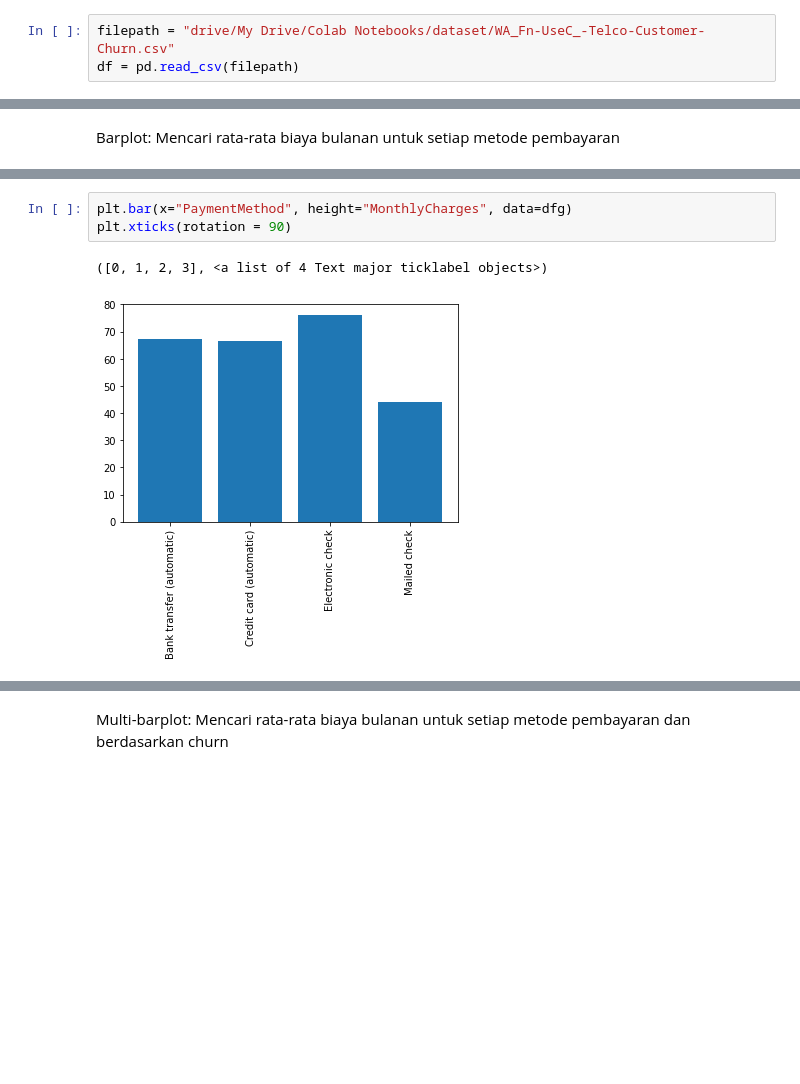
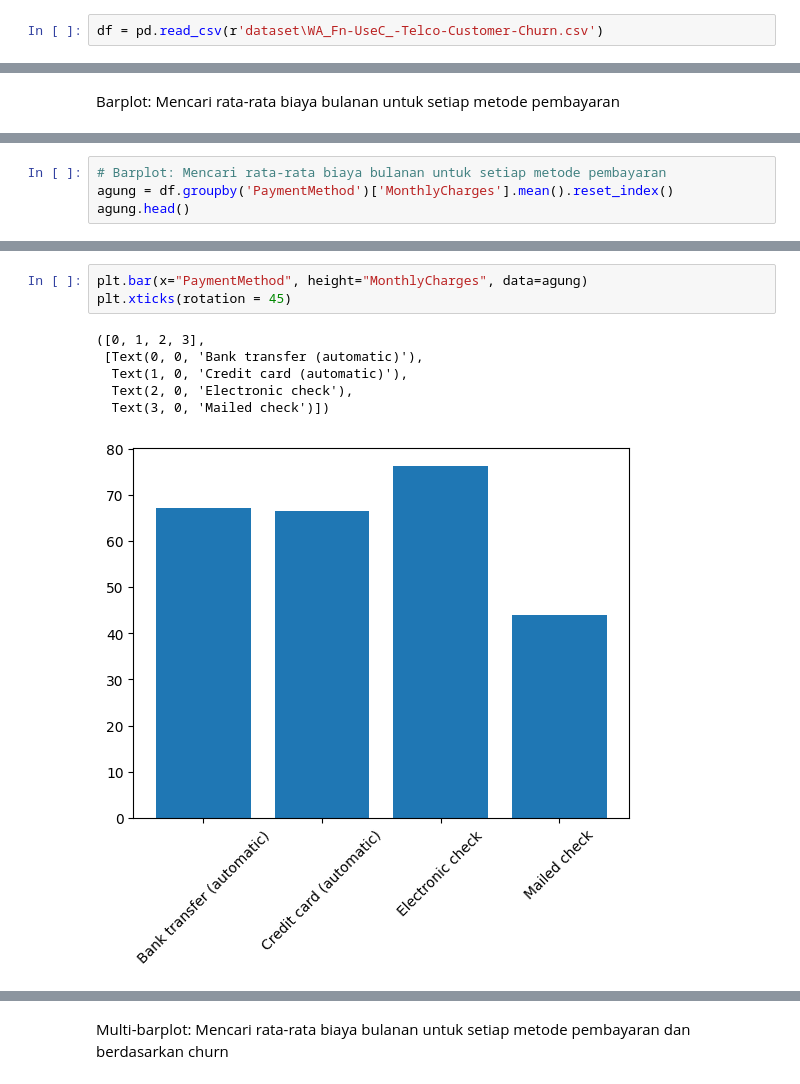
Before and after one commit to AgungHari/Rakamin_HW_DataVisualization, a Jupyter notebook: Rakamin_Data_Visualization_Basic_Plot.ipynb, the cells around one changed output, grey strips where cells are left out. Drawn from its saved outputs; the diff is of its cells as text; blank space fills up the shorter version.

```diff
--- a/Rakamin_Data_Visualization_Basic_Plot.ipynb
+++ b/Rakamin_Data_Visualization_Basic_Plot.ipynb
@@ -24,6 +24,5 @@ sns.__version__
 # %%
-filepath = "drive/My Drive/Colab Notebooks/dataset/WA_Fn-UseC_-Telco-Customer-Churn.csv"
-df = pd.read_csv(filepath)
+df = pd.read_csv(r'dataset\WA_Fn-UseC_-Telco-Customer-Churn.csv')
 # %%
 df.head()
 # %% [output]
@@ -89,0 +96,4 @@ dfg = df.groupby('PaymentMethod').mean().reset_index()
+# %%
+# Barplot: Mencari rata-rata biaya bulanan untuk setiap metode pembayaran
+agung = df.groupby('PaymentMethod')['MonthlyCharges'].mean().reset_index()
+agung.head()
@@ -95,7 +111,11 @@ dfg.plot(x="PaymentMethod", y="MonthlyCharges", kind="bar")
 # %%
-plt.bar(x="PaymentMethod", height="MonthlyCharges", data=dfg)
-plt.xticks(rotation = 90)
+plt.bar(x="PaymentMethod", height="MonthlyCharges", data=agung)
+plt.xticks(rotation = 45)
 # %% [output]
-([0, 1, 2, 3], <a list of 4 Text major ticklabel objects>)
+([0, 1, 2, 3],
+ [Text(0, 0, 'Bank transfer (automatic)'),
+  Text(1, 0, 'Credit card (automatic)'),
+  Text(2, 0, 'Electronic check'),
+  Text(3, 0, 'Mailed check')])
-[figure, old version]
+[figure, new version]
 # %%
```
Also changed, not shown: parts of 16 cells of this notebook, 4 other files.
